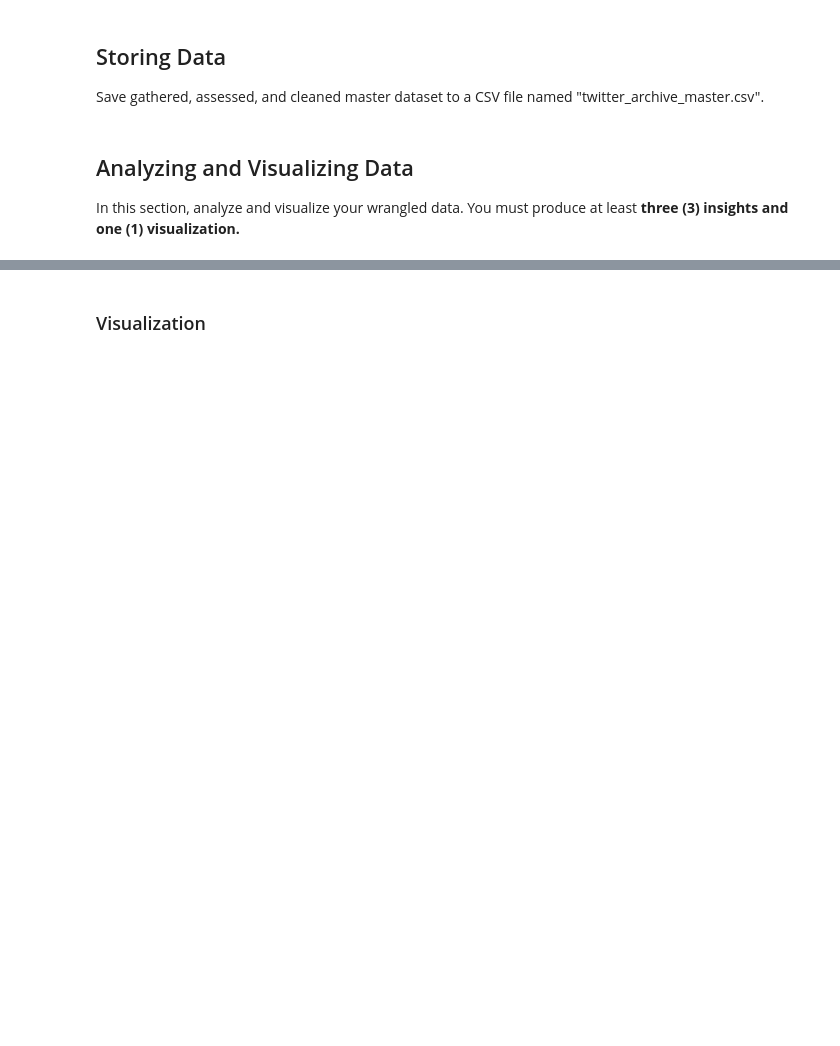
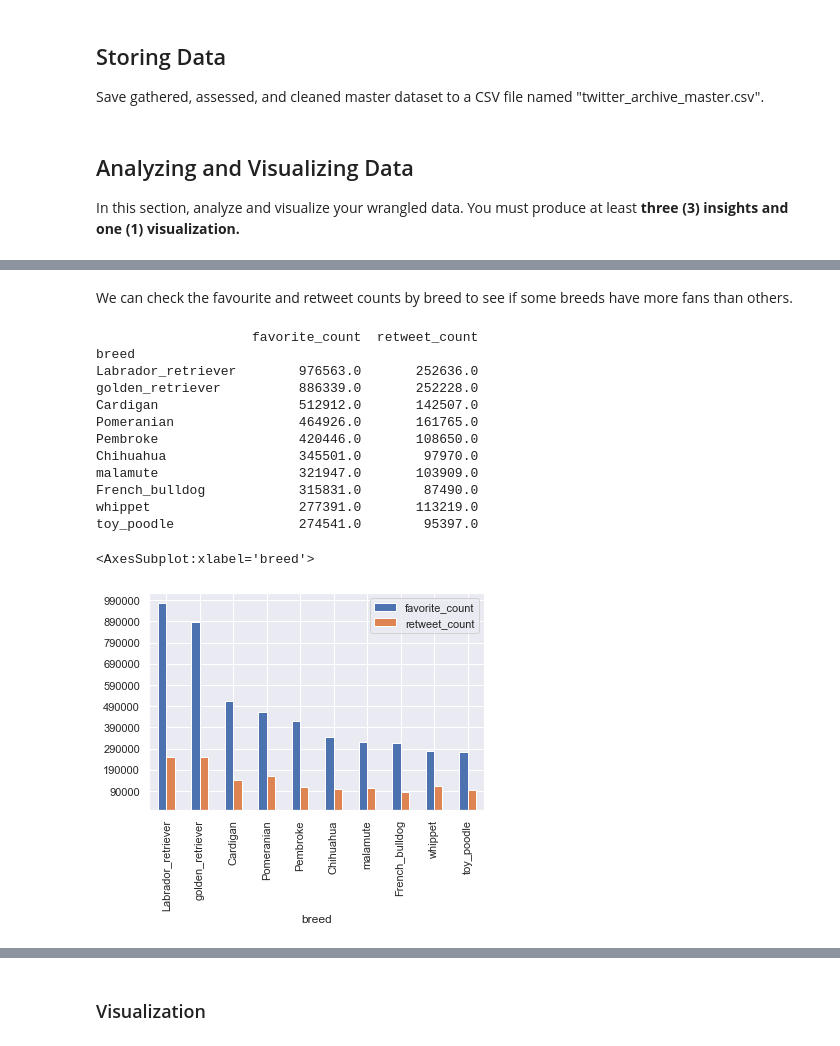
Before and after one commit to Freshi/Enhanced-Twitter-Archive-Data-Project, a Jupyter notebook: wrangle_act.ipynb, the cells around one changed output, grey strips where cells are left out. Saved outputs shown, nothing was run; the diff lists cells and outputs as text; code cells hidden in the pictures; blank space fills up the shorter version.

```diff
--- a/wrangle_act.ipynb
+++ b/wrangle_act.ipynb
@@ -472,2 +501,5 @@ memory usage: 260.8+ KB
+# %%
+#use inner join so so as to ignore tweets with no correseponding images in the image_predictions
+enhanced_twitter_archive = twitter_enhanced.merge(image_predictions, how='inner', on='tweet_id')
 # %% [markdown]
 #### Test
@@ -473,0 +526,5 @@ memory usage: 260.8+ KB
+# %%
+#One more thing I picked up before saving the data: timestamp is text, lets convert it to datatime
+enhanced_twitter_archive['timestamp'] = enhanced_twitter_archive['timestamp'].astype('M')
+
+enhanced_twitter_archive.info()
@@ -486,0 +557,8 @@ In this section, analyze and visualize your wrangled data. You must produce at l
+# %%
+import matplotlib.pyplot as plt
+%matplotlib inline
+import seaborn as sns
+
+sns.set_theme()
+# No need to read the file again as its still in memory
+enhanced_twitter_archive.head(3)
@@ -486,0 +570,25 @@ In this section, analyze and visualize your wrangled data. You must produce at l
+# %% [markdown]
+We can check the favourite and retweet counts by breed to see if some breeds have more fans than others.
+# %%
+df = enhanced_twitter_archive.copy()# precaution incase I mess up and have to start again.
+
+favourite_breeds = df.groupby('breed')[['favorite_count','retweet_count']].sum().sort_values(['favorite_count','retweet_count'], ascending=[False, False])
+
+print(favourite_breeds.head(10))
+
+favourite_breeds.head(10).plot( y = ['favorite_count','retweet_count'],kind = 'bar', yticks = range(90000, 1000000,100000))
+# %% [output]
+                    favorite_count  retweet_count
+breed
+Labrador_retriever        976563.0       252636.0
+golden_retriever          886339.0       252228.0
+Cardigan                  512912.0       142507.0
+Pomeranian                464926.0       161765.0
+Pembroke                  420446.0       108650.0
+Chihuahua                 345501.0        97970.0
+malamute                  321947.0       103909.0
+French_bulldog            315831.0        87490.0
+whippet                   277391.0       113219.0
+toy_poodle                274541.0        95397.0
+<AxesSubplot:xlabel='breed'>
+[figure, added]
```
Also changed, not shown: parts of 24 cells of this notebook, 4 other files.
